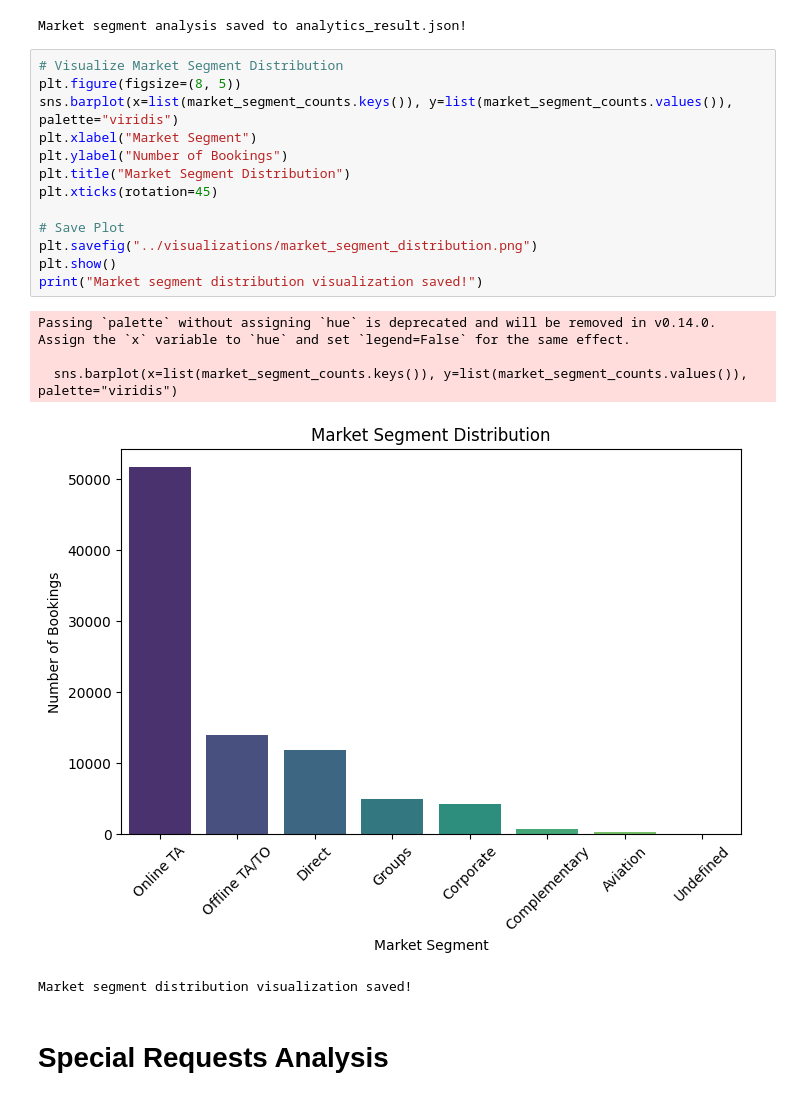
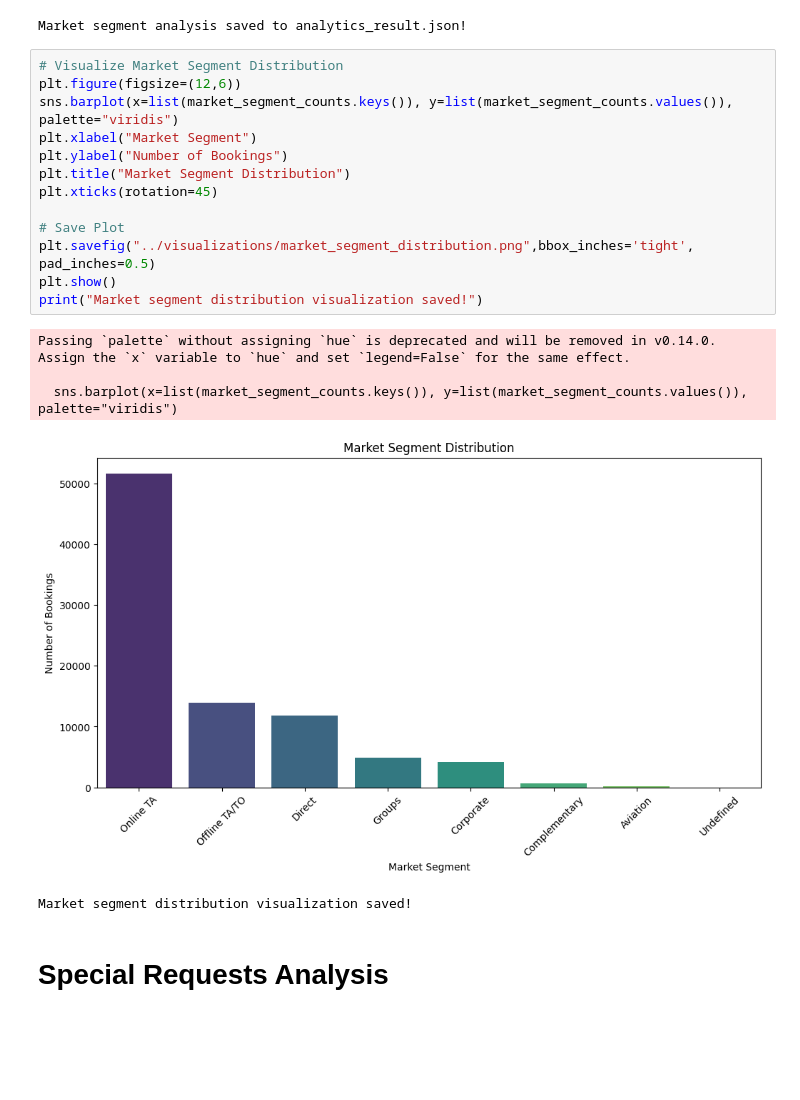
Before and after one commit to shanks1554/TravelIQ, a Jupyter notebook: notebooks/02_exploratory_data_analysis.ipynb, the cells around one changed output. Cells and saved outputs as stored; diff of their text form; blank space fills up the shorter version.

```diff
--- a/notebooks/02_exploratory_data_analysis.ipynb
+++ b/notebooks/02_exploratory_data_analysis.ipynb
@@ -220,22 +220,22 @@ print("Market segment analysis saved to analytics_result.json!")
 Market segment analysis saved to analytics_result.json!
 # %%
 # Visualize Market Segment Distribution
-plt.figure(figsize=(8, 5))
+plt.figure(figsize=(12,6))
 sns.barplot(x=list(market_segment_counts.keys()), y=list(market_segment_counts.values()), palette="viridis")
 plt.xlabel("Market Segment")
 plt.ylabel("Number of Bookings")
 plt.title("Market Segment Distribution")
 plt.xticks(rotation=45)
 
 # Save Plot
-plt.savefig("../visualizations/market_segment_distribution.png")
+plt.savefig("../visualizations/market_segment_distribution.png",bbox_inches='tight', pad_inches=0.5)
 plt.show()
 print("Market segment distribution visualization saved!")
 # %% [output]
 Passing `palette` without assigning `hue` is deprecated and will be removed in v0.14.0. Assign the `x` variable to `hue` and set `legend=False` for the same effect.
 
   sns.barplot(x=list(market_segment_counts.keys()), y=list(market_segment_counts.values()), palette="viridis")
-[figure, old version]
+[figure, new version]
 Market segment distribution visualization saved!
 # %% [markdown]
 # Special Requests Analysis
```
Also changed, not shown: parts of 6 cells of this notebook, 8 other files.
